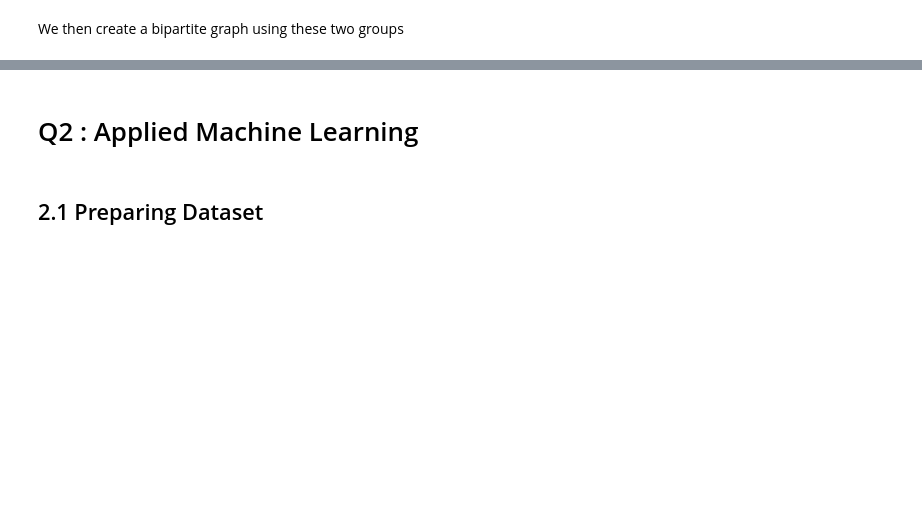
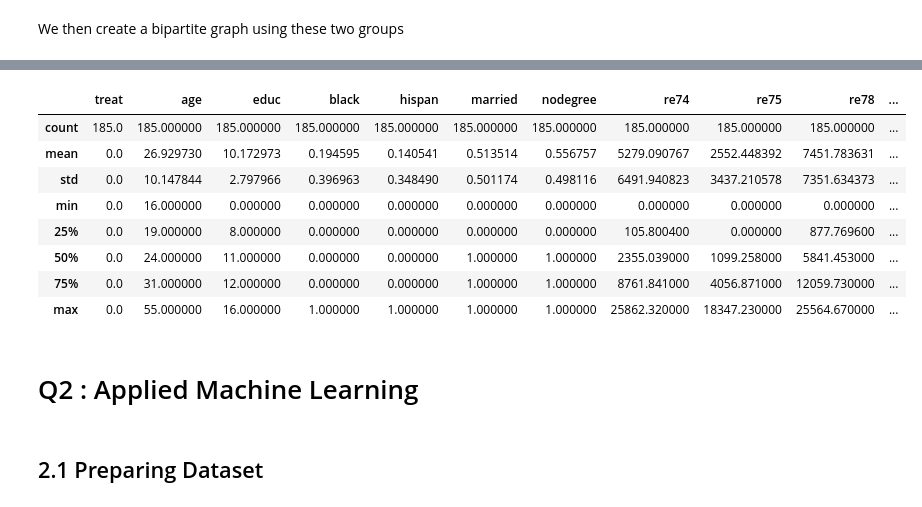
Before and after one commit to Coac/epfl-ada, a Jupyter notebook: 04 - Applied ML/ADA - HW4.ipynb, the cells around one changed output, grey strips where cells are left out. Saved outputs shown, nothing was run; the diff lists cells and outputs as text; code cells hidden in the pictures; blank space fills up the shorter version.

```diff
--- a/04 - Applied ML/ADA - HW4.ipynb
+++ b/04 - Applied ML/ADA - HW4.ipynb
@@ -198,3 +248,15 @@ max_weight_matching(B)
+# %%
+control_df.describe()
+# %% [output]
+|  | treat | age | educ | black | hispan | married | nodegree | re74 | re75 | re78 | ... |
+| count | 185.0 | 185.000000 | 185.000000 | 185.000000 | 185.000000 | 185.000000 | 185.000000 | 185.000000 | 185.000000 | 185.000000 | ... |
+| mean | 0.0 | 26.929730 | 10.172973 | 0.194595 | 0.140541 | 0.513514 | 0.556757 | 5279.090767 | 2552.448392 | 7451.783631 | ... |
+| std | 0.0 | 10.147844 | 2.797966 | 0.396963 | 0.348490 | 0.501174 | 0.498116 | 6491.940823 | 3437.210578 | 7351.634373 | ... |
+| min | 0.0 | 16.000000 | 0.000000 | 0.000000 | 0.000000 | 0.000000 | 0.000000 | 0.000000 | 0.000000 | 0.000000 | ... |
+| 25% | 0.0 | 19.000000 | 8.000000 | 0.000000 | 0.000000 | 0.000000 | 0.000000 | 105.800400 | 0.000000 | 877.769600 | ... |
+| 50% | 0.0 | 24.000000 | 11.000000 | 0.000000 | 0.000000 | 1.000000 | 1.000000 | 2355.039000 | 1099.258000 | 5841.453000 | ... |
+| 75% | 0.0 | 31.000000 | 12.000000 | 0.000000 | 0.000000 | 1.000000 | 1.000000 | 8761.841000 | 4056.871000 | 12059.730000 | ... |
+| max | 0.0 | 55.000000 | 16.000000 | 1.000000 | 1.000000 | 1.000000 | 1.000000 | 25862.320000 | 18347.230000 | 25564.670000 | ... |
 # %% [markdown]
 # Q2 : Applied Machine Learning
 # %% [markdown]
```
Also changed, not shown: parts of 13 cells of this notebook.
